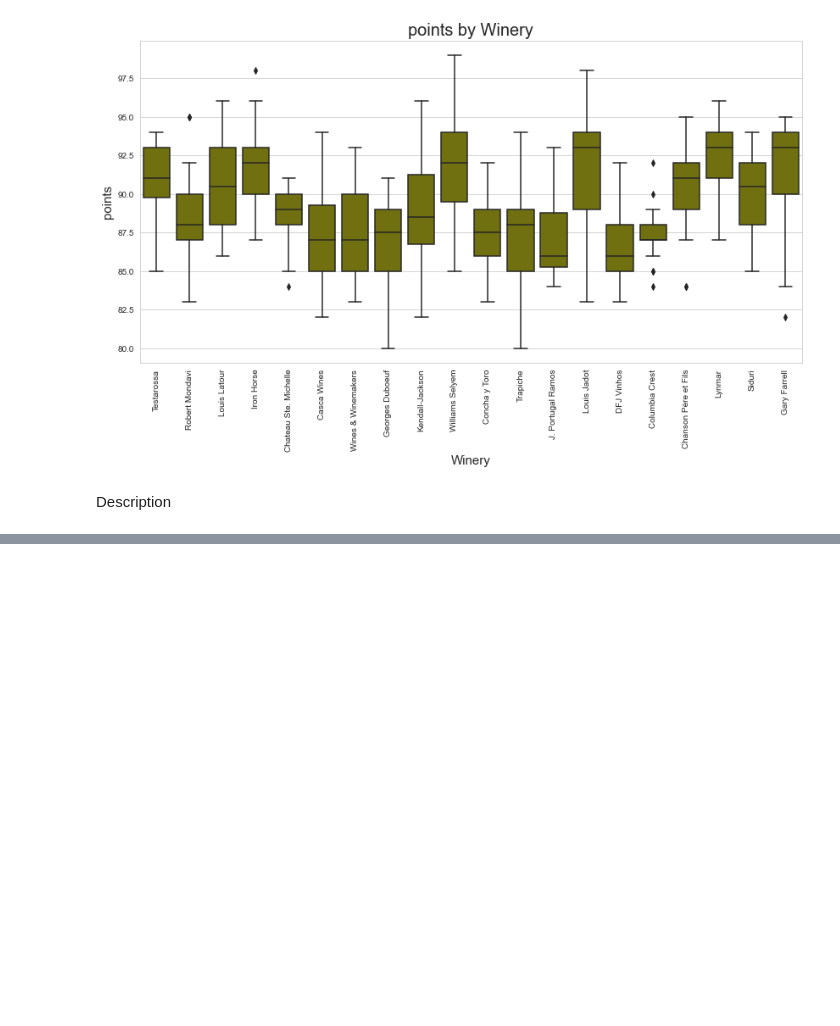
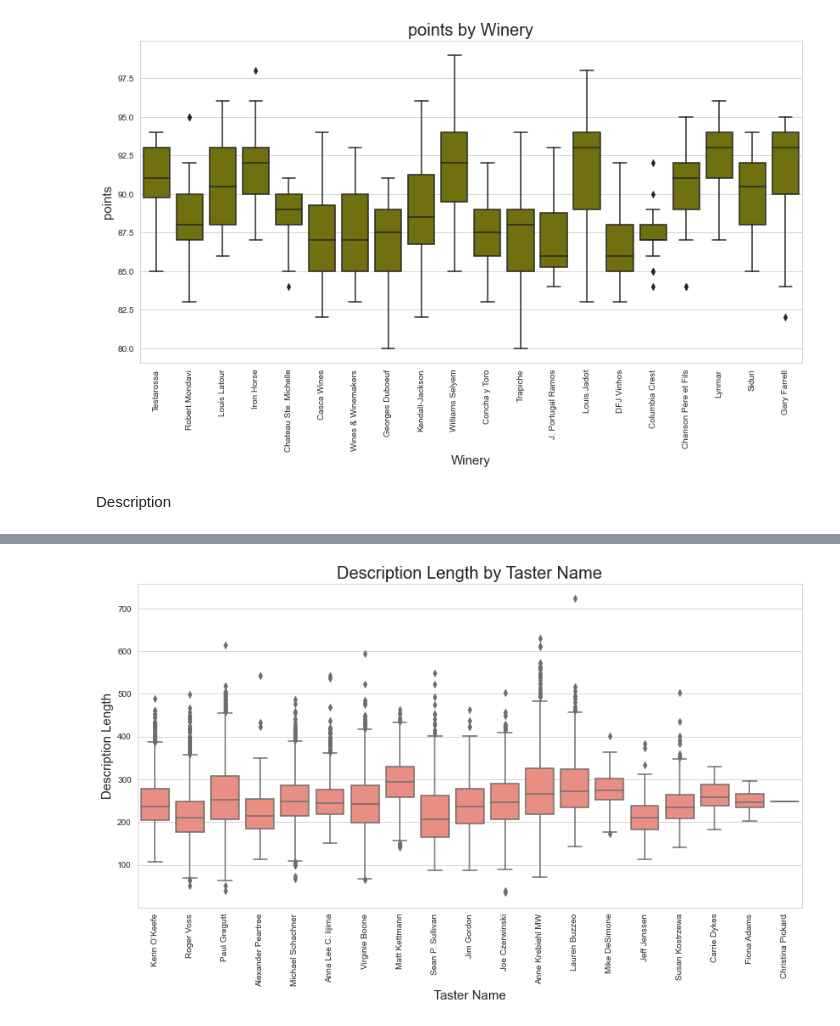
Before and after one commit to abagla18/Projects, a Jupyter notebook: iNeuron_internship_BA_1/wine_reviews.ipynb, the cells around one changed output, grey strips where cells are left out. Drawn from its saved outputs; the diff is of its cells as text; code cells hidden in the pictures; blank space fills up the shorter version.

```diff
--- a/iNeuron_internship_BA_1/wine_reviews.ipynb
+++ b/iNeuron_internship_BA_1/wine_reviews.ipynb
@@ -360,0 +363,11 @@ plt.show();
+# %%
+df_wine["desc_length"] = df_wine.description.apply(lambda x: len(x))
+plt.figure(figsize=(14,7))
+g9 = sns.boxplot(data=df_wine, x='taster_name', y= 'desc_length', color='salmon')
+g9.set_title("Description Length by Taster Name", fontsize=20)
+g9.set_xlabel("Taster Name", fontsize=15)
+g9.set_ylabel("Description Length", fontsize=15)
+g9.set_xticklabels(g9.get_xticklabels(),rotation=90)
+plt.show();
+# %% [output]
+[figure, added]
```
Also changed, not shown: parts of 2 cells of this notebook.
